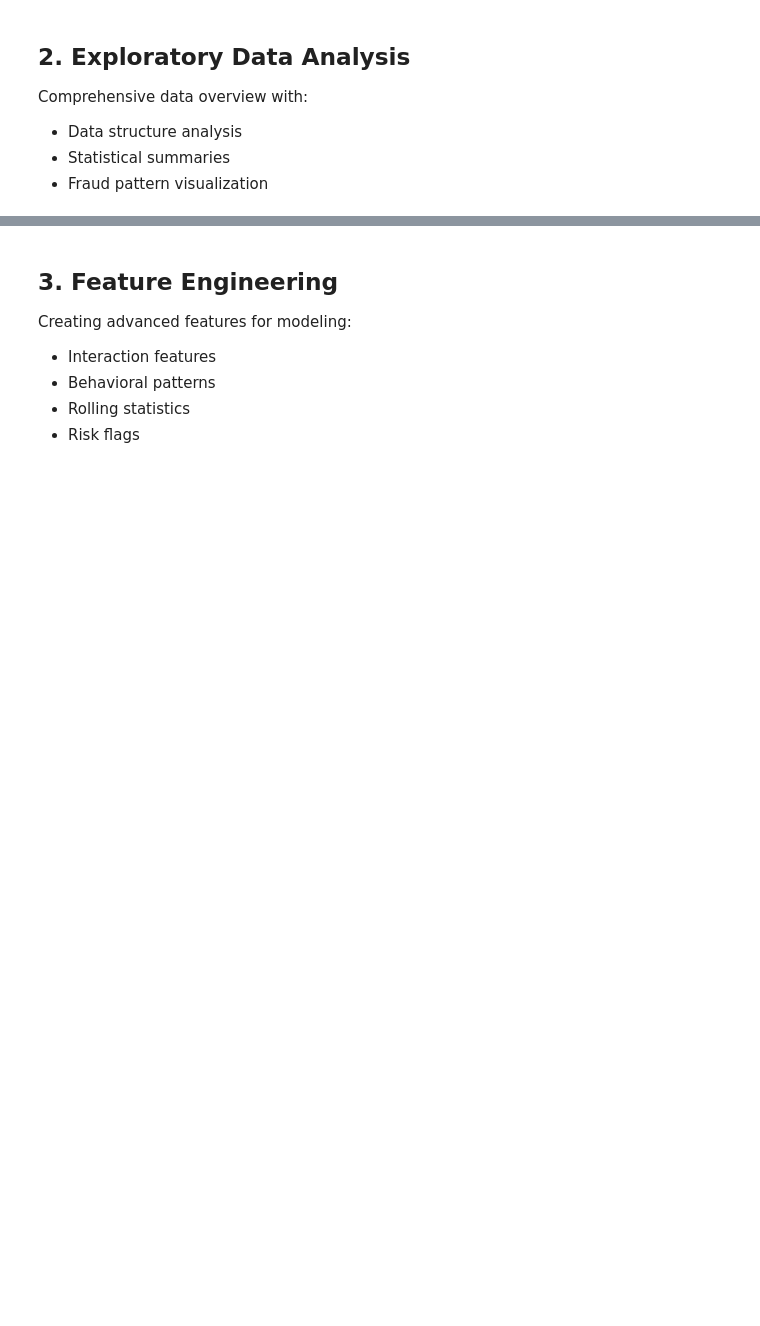
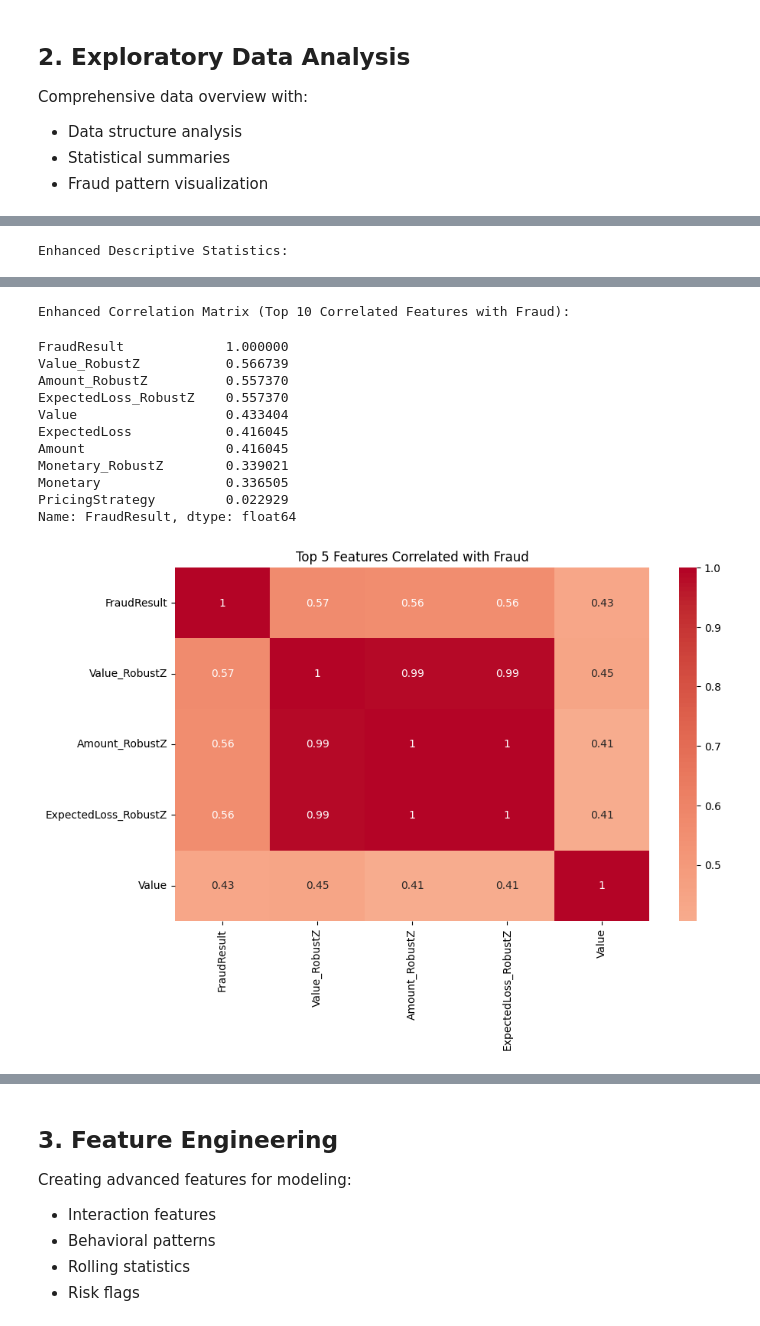
Before and after one commit to yokidans/credit-risk-model, a Jupyter notebook: notebooks/1.0-eda.ipynb, the cells around one changed output, grey strips where cells are left out. Saved outputs shown, nothing was run; the diff lists cells and outputs as text; code cells hidden in the pictures; blank space fills up the shorter version.

```diff
--- a/notebooks/1.0-eda.ipynb
+++ b/notebooks/1.0-eda.ipynb
@@ -154,41 +164,58 @@ def enhanced_data_overview(df):
 
     # Data types
     print("\nEnhanced Data Types:")
+
+    # Create a DataFrame with basic info
     dtype_df = pd.DataFrame({
         'Column': df.columns,
         'Data Type': df.dtypes,
         'Unique Values': df.nunique(),
         'Missing Values': df.isnull().sum(),
         'Missing %': (df.isnull().sum() / len(df)) * 100,
-        'Cardinality': df.nunique() / len(df),  # New: Cardinality metric
-        'Zero Values': (df == 0).sum(),  # New: Count of zeros
-        'Negative Values': (df < 0).sum()  # New: Count of negatives
-    }).reset_index(drop=True)
+        'Cardinality': df.nunique() / len(df)
+    })
 
-    display(dtype_df)
+    # Add zero values count only for numeric columns
+    numeric_cols = df.select_dtypes(include=np.number).columns
+    dtype_df['Zero Values'] = (df[numeric_cols] == 0).sum()
 
-    # Enhanced descriptive statistics
+    # Add negative values count only for numeric columns
+    dtype_df['Negative Values'] = (df[numeric_cols] < 0).sum()
+
+    display(dtype_df.reset_index(drop=True))
+
+    # Enhanced descriptive statistics (only for numeric columns)
     print("\nEnhanced Descriptive Statistics:")
-    desc_stats = df.describe(percentiles=[.01, .05, .25, .5, .75, .95, .99]).T
-    desc_stats['skewness'] = df.skew(numeric_only=True)
-    desc_stats['kurtosis'] = df.kurtosis(numeric_only=True)
-    desc_stats['IQR'] = desc_stats['75%'] - desc_stats['25%']  # New: Interquartile range
-    desc_stats['CV'] = desc_stats['std'] / desc_stats['mean']  # New: Coefficient of variation
+    numeric_df = df.select_dtypes(include=np.number)
+    if not numeric_df.empty:
+        desc_stats = numeric_df.describe(percentiles=[.01, .05, .25, .5, .75, .95, .99]).T
+        desc_stats['skewness'] = numeric_df.skew(numeric_only=True)
+        desc_stats['kurtosis'] = numeric_df.kurtosis(numeric_only=True)
+        desc_stats['IQR'] = desc_stats['75%'] - desc_stats['25%']
+        desc_stats['CV'] = desc_stats['std'] / desc_stats['mean']
+        display(desc_stats)
+    else:
+        print("No numeric columns to display statistics for.")
 
-    display(desc_stats)
+    # Enhanced correlation analysis (only for numeric columns)
+    if not numeric_df.empty:
+        print("\nEnhanced Correlation Matrix (Top 10 Correlated Features with Fraud):")
+        if 'FraudResult' in numeric_df.columns:
+            corr_matrix = numeric_df.corr(numeric_only=True)
+            fraud_corr = corr_matrix['FraudResult'].abs().sort_values(ascending=False)
+            display(fraud_corr.head(10))
 
-    # Enhanced correlation analysis
-    print("\nEnhanced Correlation Matrix (Top 10 Correlated Features with Fraud):")
-    corr_matrix = df.corr(numeric_only=True)
-    fraud_corr = corr_matrix['FraudResult'].abs().sort_values(ascending=False)
-    display(fraud_corr.head(10))
-
-    # Plot top correlations
-    plt.figure(figsize=(10, 6))
-    sns.heatmap(corr_matrix.loc[fraud_corr.index[:5], fraud_corr.index[:5]],
-                annot=True, cmap='coolwarm', center=0)
-    plt.title('Top 5 Features Correlated with Fraud')
-    plt.show()
+            # Plot top correlations
+            plt.figure(figsize=(10, 6))
+            top_features = fraud_corr.index[:5]
+            sns.heatmap(corr_matrix.loc[top_features, top_features],
+                        annot=True, cmap='coolwarm', center=0)
+            plt.title('Top 5 Features Correlated with Fraud')
+            plt.show()
+        else:
+            print("'FraudResult' column not found or not numeric.")
+    else:
+        print("No numeric columns for correlation analysis.")
 
 # Run enhanced overview
 enhanced_data_overview(df)
@@ -196,0 +246 @@ NameError: name 'df' is not defined
+Enhanced Descriptive Statistics:
@@ -197,3 +264,16 @@ NameError: name 'df' is not defined
+Enhanced Correlation Matrix (Top 10 Correlated Features with Fraud):
+FraudResult             1.000000
+Value_RobustZ           0.566739
+Amount_RobustZ          0.557370
+ExpectedLoss_RobustZ    0.557370
+Value                   0.433404
+ExpectedLoss            0.416045
+Amount                  0.416045
+Monetary_RobustZ        0.339021
+Monetary                0.336505
+PricingStrategy         0.022929
+Name: FraudResult, dtype: float64
+[figure, added]
 # %%
 # Enhanced Fraud Analysis
 def enhanced_fraud_analysis(df):
```
Also changed, not shown: parts of 38 cells of this notebook.
